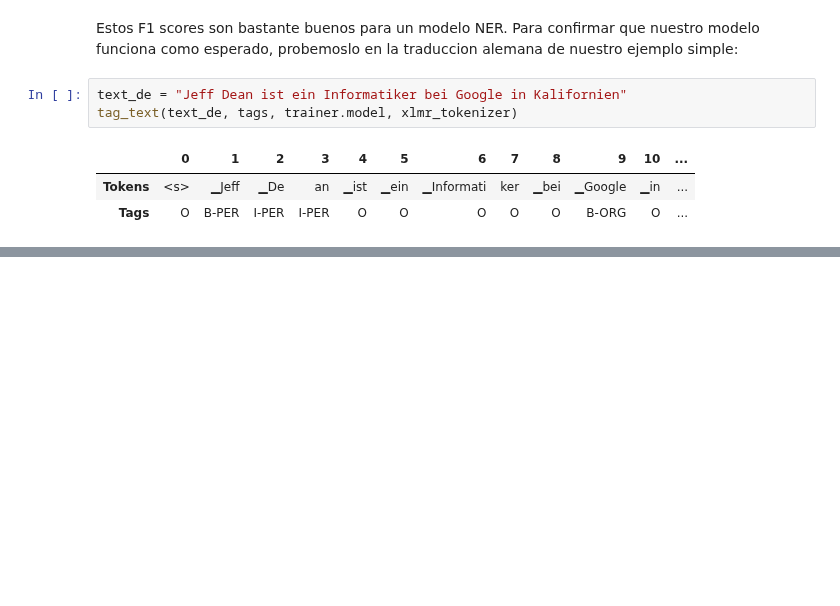
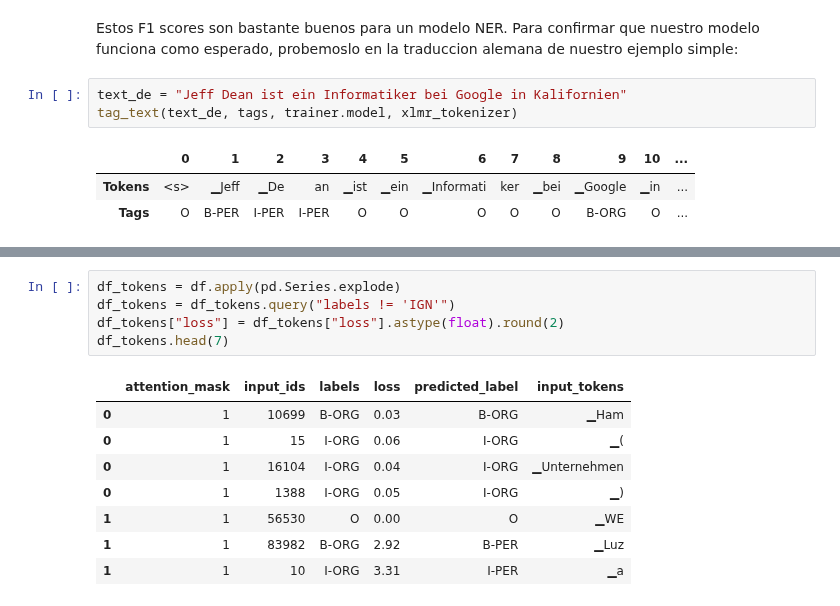
Before and after one commit to 0xpantera/UFM-AI-22, a Jupyter notebook: 08_NER.ipynb, the cells around one changed output, grey strips where cells are left out. Saved outputs shown, nothing was run; the diff lists cells and outputs as text; blank space fills up the shorter version.

```diff
--- a/08_NER.ipynb
+++ b/08_NER.ipynb
@@ -657,0 +701,14 @@ Funciona. Pero no podemos confiarnos con ver un solo ejemplo. Tenemos que realiz
+# %%
+df_tokens = df.apply(pd.Series.explode)
+df_tokens = df_tokens.query("labels != 'IGN'")
+df_tokens["loss"] = df_tokens["loss"].astype(float).round(2)
+df_tokens.head(7)
+# %% [output]
+|  | attention_mask | input_ids | labels | loss | predicted_label | input_tokens |
+| 0 | 1 | 10699 | B-ORG | 0.03 | B-ORG | ▁Ham |
+| 0 | 1 | 15 | I-ORG | 0.06 | I-ORG | ▁( |
+| 0 | 1 | 16104 | I-ORG | 0.04 | I-ORG | ▁Unternehmen |
+| 0 | 1 | 1388 | I-ORG | 0.05 | I-ORG | ▁) |
+| 1 | 1 | 56530 | O | 0.00 | O | ▁WE |
+| 1 | 1 | 83982 | B-ORG | 2.92 | B-PER | ▁Luz |
+| 1 | 1 | 10 | I-ORG | 3.31 | I-PER | ▁a |
```
Also changed, not shown: parts of 36 cells of this notebook.
